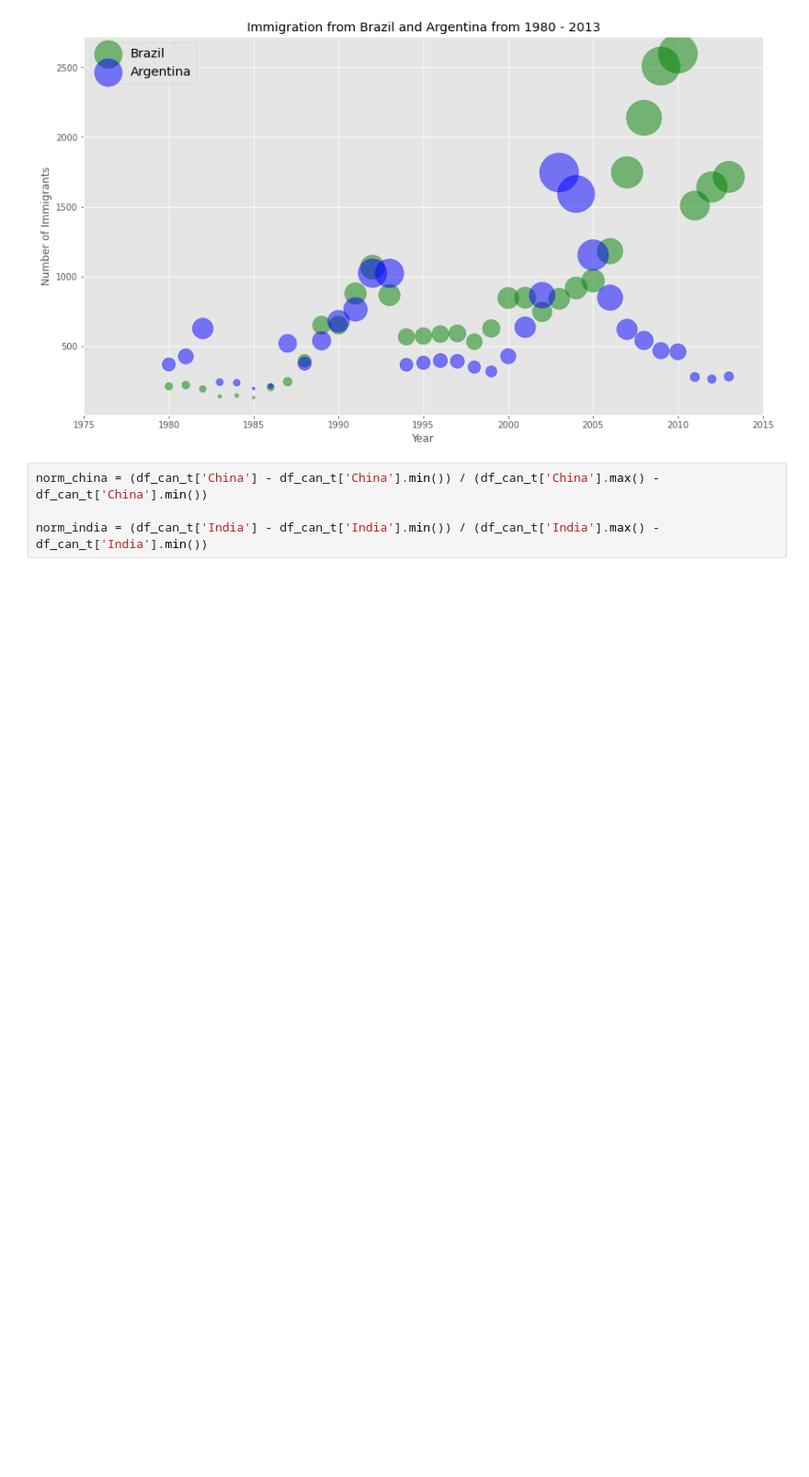
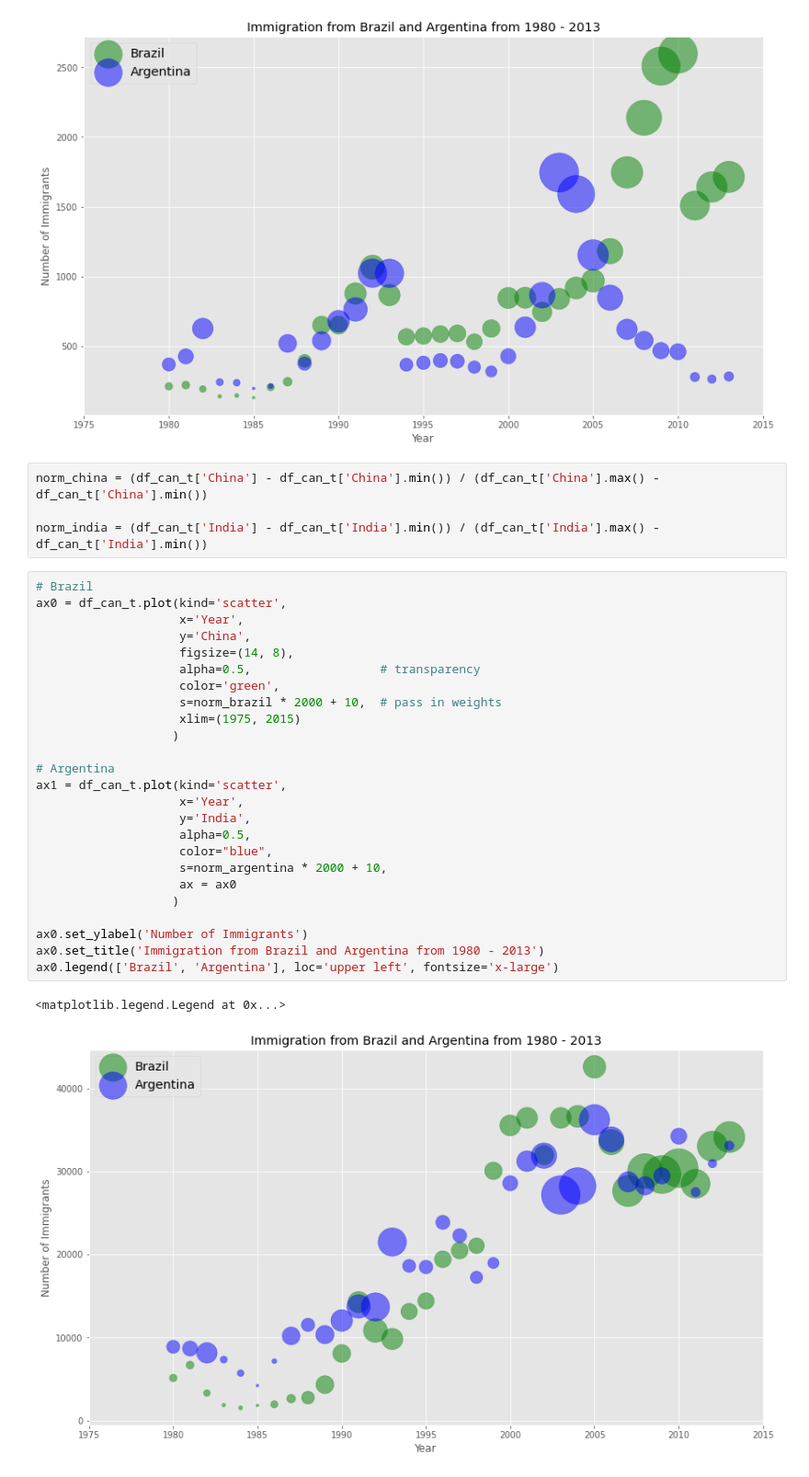
Before and after one commit to bencode/learn-d2l, a Jupyter notebook: ibm-ds/2-spec-visual.ipynb, the cells around one changed output. Shown at 92% size. Cells and saved outputs as stored; diff of their text form; blank space fills up the shorter version.

```diff
--- a/ibm-ds/2-spec-visual.ipynb
+++ b/ibm-ds/2-spec-visual.ipynb
@@ -443,3 +443,31 @@ ax0.legend(['Brazil', 'Argentina'], loc='upper left', fontsize='x-large')
 norm_china = (df_can_t['China'] - df_can_t['China'].min()) / (df_can_t['China'].max() - df_can_t['China'].min())
 
 norm_india = (df_can_t['India'] - df_can_t['India'].min()) / (df_can_t['India'].max() - df_can_t['India'].min())
+# %%
+# Brazil
+ax0 = df_can_t.plot(kind='scatter',
+                    x='Year',
+                    y='China',
+                    figsize=(14, 8),
+                    alpha=0.5,                  # transparency
+                    color='green',
+                    s=norm_brazil * 2000 + 10,  # pass in weights
+                    xlim=(1975, 2015)
+                   )
+
+# Argentina
+ax1 = df_can_t.plot(kind='scatter',
+                    x='Year',
+                    y='India',
+                    alpha=0.5,
+                    color="blue",
+                    s=norm_argentina * 2000 + 10,
+                    ax = ax0
+                   )
+
+ax0.set_ylabel('Number of Immigrants')
+ax0.set_title('Immigration from Brazil and Argentina from 1980 - 2013')
+ax0.legend(['Brazil', 'Argentina'], loc='upper left', fontsize='x-large')
+# %% [output]
+<matplotlib.legend.Legend at 0x...>
+[figure, added]
```
